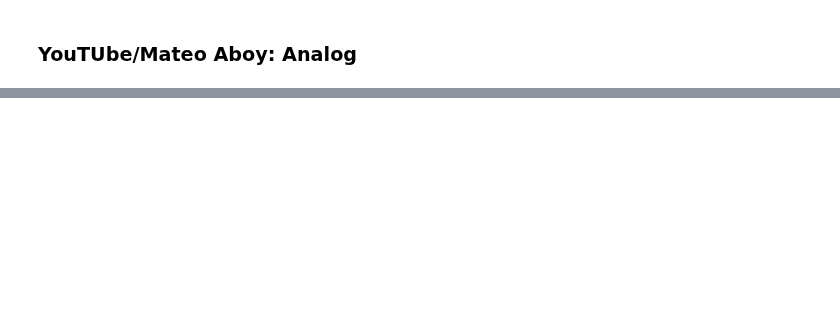
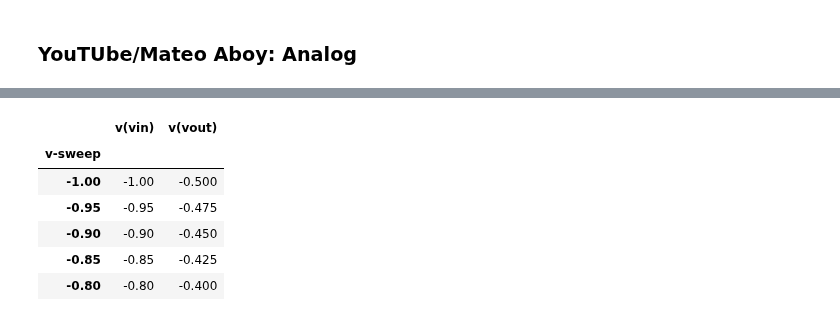
Before and after one commit to venkataratnamb20/quicksilicon, a Jupyter notebook: notebooks/vlsi/ltspice/ltspice_guide.ipynb, the cells around one changed output, grey strips where cells are left out. Drawn from its saved outputs; the diff is of its cells as text; code cells hidden in the pictures; blank space fills up the shorter version.

```diff
--- a/notebooks/vlsi/ltspice/ltspice_guide.ipynb
+++ b/notebooks/vlsi/ltspice/ltspice_guide.ipynb
@@ -641,0 +751,39 @@ ltspice_analog_card.servable()
+# %%
+import os
+
+import pandas as pd
+
+from enum import Enum
+
+class AnalysisIndex(Enum):
+    DC = 'v-sweep'
+    AC = 'frequency'
+    TRAN = 'time'
+
+# def read_data_dc(filename: os.PathLike, analysis: str = 'tran'):
+#     result = pd.read_csv(filename, sep='\s+', skip_blank_lines=True)
+#     if analysis == 'tran':
+#         result.set_index("time", inplace=True)
+#     elif analysis == 'ac':
+#         result.set_index("f", inplace=True)
+#     else:
+#         result.set_index("v-sweep", inplace=True)
+#     return result
+
+def read_data(filename: os.PathLike, analysis: str = 'tran'):
+    result = pd.read_csv(filename, sep='\s+', skip_blank_lines=True)
+    # get index col name from Enum
+    index_col = AnalysisIndex.__members__[analysis.upper()].value
+    # index_col = AnalysisIndex.__members__.get(analysis.upper(), AnalysisIndex.DC).value
+    result.set_index(index_col, inplace=True)
+    return result
+result = read_data("simout.csv", analysis='dc')
+result.head()
+# %% [output]
+|  | v(vin) | v(vout) |
+| v-sweep |  |  |
+| -1.00 | -1.00 | -0.500 |
+| -0.95 | -0.95 | -0.475 |
+| -0.90 | -0.90 | -0.450 |
+| -0.85 | -0.85 | -0.425 |
+| -0.80 | -0.80 | -0.400 |
```
Also changed, not shown: parts of 14 cells of this notebook.
